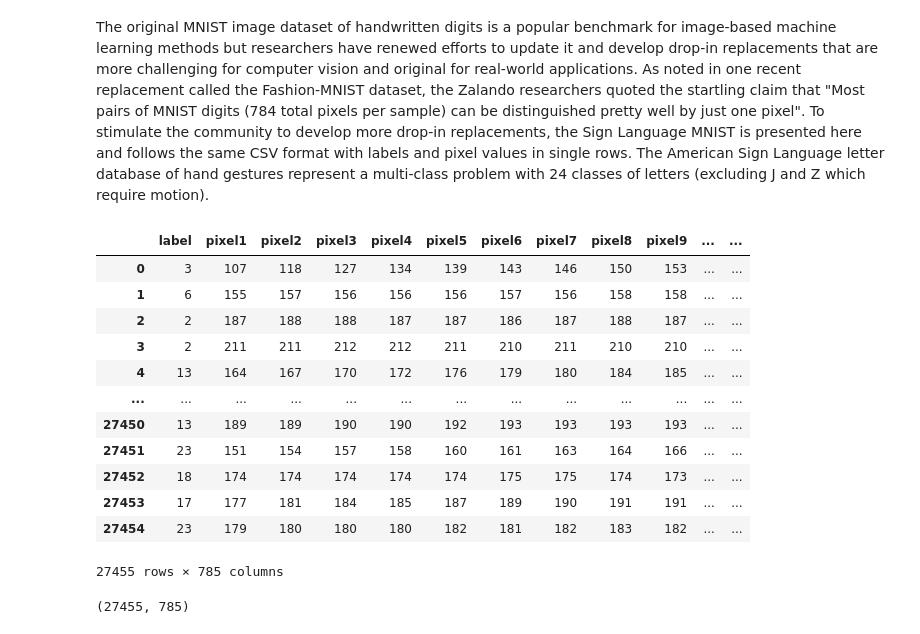
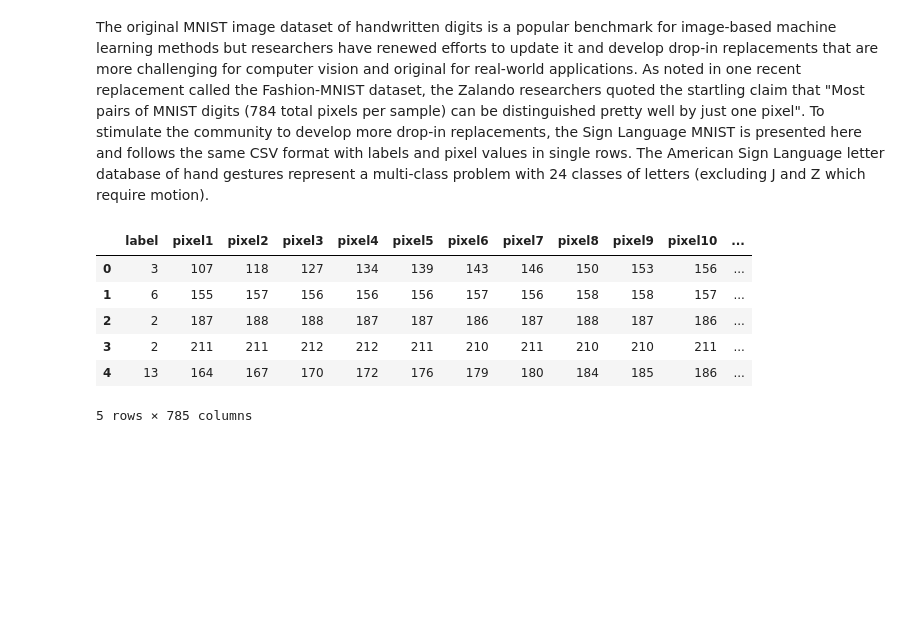
Before and after one commit to rohaanmd/project-alpha-opencv, a Jupyter notebook: machine-learning/handgesture.ipynb, the cells around one changed output. Saved outputs shown, nothing was run; the diff lists cells and outputs as text; code cells hidden in the pictures; blank space fills up the shorter version.

```diff
--- a/machine-learning/handgesture.ipynb
+++ b/machine-learning/handgesture.ipynb
@@ -32,23 +24,13 @@ from keras.callbacks import ReduceLROnPlateau
 # %%
-test = pd.read_csv('./data/sign_mnist_test.csv')
-train = pd.read_csv('./data/sign_mnist_train.csv')
+test = pd.read_csv('/content/drive/My Drive/handgesture/sign_mnist_test.csv')
+train = pd.read_csv('/content/drive/My Drive/handgesture/sign_mnist_train.csv')
 # %%
-train
+train.head()
 # %% [output]
-|  | label | pixel1 | pixel2 | pixel3 | pixel4 | pixel5 | pixel6 | pixel7 | pixel8 | pixel9 | ... | ... |
-| 0 | 3 | 107 | 118 | 127 | 134 | 139 | 143 | 146 | 150 | 153 | ... | ... |
-| 1 | 6 | 155 | 157 | 156 | 156 | 156 | 157 | 156 | 158 | 158 | ... | ... |
-| 2 | 2 | 187 | 188 | 188 | 187 | 187 | 186 | 187 | 188 | 187 | ... | ... |
-| 3 | 2 | 211 | 211 | 212 | 212 | 211 | 210 | 211 | 210 | 210 | ... | ... |
-| 4 | 13 | 164 | 167 | 170 | 172 | 176 | 179 | 180 | 184 | 185 | ... | ... |
-| ... | ... | ... | ... | ... | ... | ... | ... | ... | ... | ... | ... | ... |
-| 27450 | 13 | 189 | 189 | 190 | 190 | 192 | 193 | 193 | 193 | 193 | ... | ... |
-| 27451 | 23 | 151 | 154 | 157 | 158 | 160 | 161 | 163 | 164 | 166 | ... | ... |
-| 27452 | 18 | 174 | 174 | 174 | 174 | 174 | 175 | 175 | 174 | 173 | ... | ... |
-| 27453 | 17 | 177 | 181 | 184 | 185 | 187 | 189 | 190 | 191 | 191 | ... | ... |
-| 27454 | 23 | 179 | 180 | 180 | 180 | 182 | 181 | 182 | 183 | 182 | ... | ... |
+|  | label | pixel1 | pixel2 | pixel3 | pixel4 | pixel5 | pixel6 | pixel7 | pixel8 | pixel9 | pixel10 | ... |
+| 0 | 3 | 107 | 118 | 127 | 134 | 139 | 143 | 146 | 150 | 153 | 156 | ... |
+| 1 | 6 | 155 | 157 | 156 | 156 | 156 | 157 | 156 | 158 | 158 | 157 | ... |
+| 2 | 2 | 187 | 188 | 188 | 187 | 187 | 186 | 187 | 188 | 187 | 186 | ... |
+| 3 | 2 | 211 | 211 | 212 | 212 | 211 | 210 | 211 | 210 | 210 | 211 | ... |
+| 4 | 13 | 164 | 167 | 170 | 172 | 176 | 179 | 180 | 184 | 185 | 186 | ... |
-27455 rows × 785 columns
+5 rows × 785 columns
-# %%
-train.shape
-# %% [output]
-(27455, 785)
```
Also changed, not shown: parts of 18 cells of this notebook.
